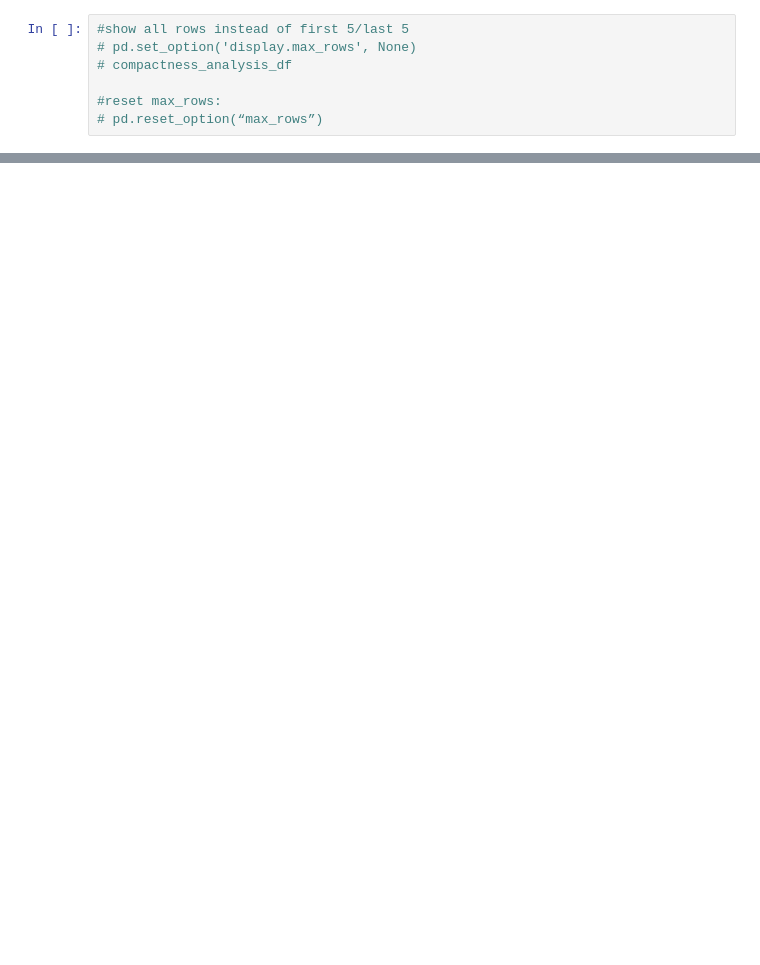
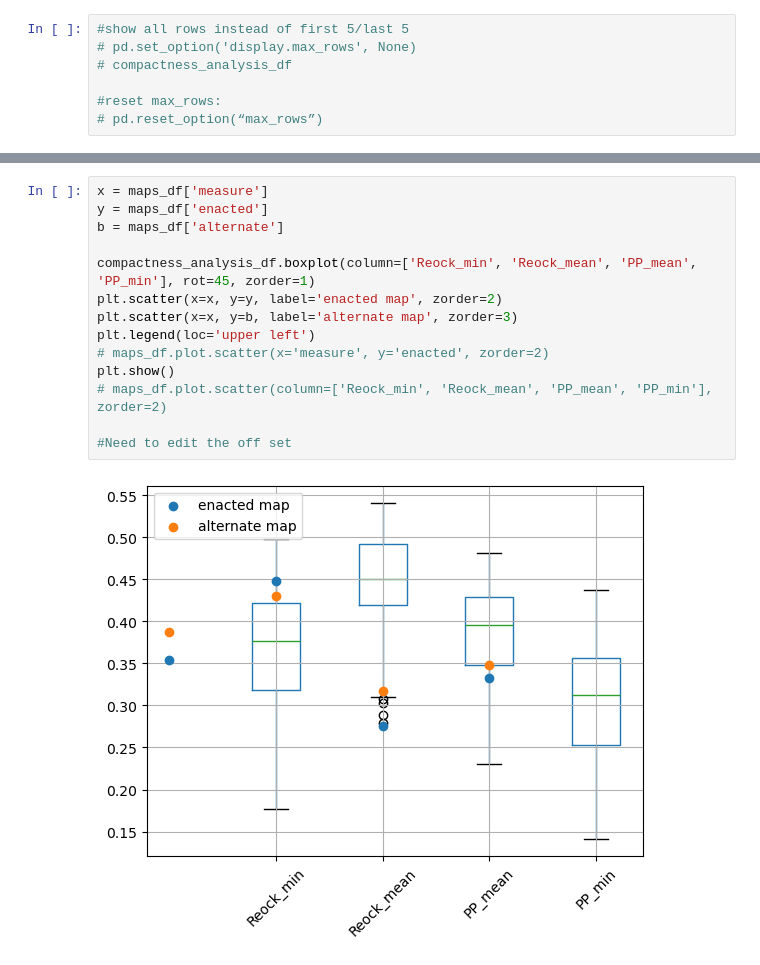
Before and after one commit to stefaniegwangphd/ia-redistricting, a Jupyter notebook: compactness_eval_test.ipynb, the cells around one changed output, grey strips where cells are left out. Cells and saved outputs as stored; diff of their text form; blank space fills up the shorter version.

```diff
--- a/compactness_eval_test.ipynb
+++ b/compactness_eval_test.ipynb
@@ -128,0 +160,16 @@ enacted_PP_mean = enacted_map['PolsbyPopper'].mean()
+# %%
+x = maps_df['measure']
+y = maps_df['enacted']
+b = maps_df['alternate']
+
+compactness_analysis_df.boxplot(column=['Reock_min', 'Reock_mean', 'PP_mean', 'PP_min'], rot=45, zorder=1)
+plt.scatter(x=x, y=y, label='enacted map', zorder=2)
+plt.scatter(x=x, y=b, label='alternate map', zorder=3)
+plt.legend(loc='upper left')
+# maps_df.plot.scatter(x='measure', y='enacted', zorder=2)
+plt.show()
+# maps_df.plot.scatter(column=['Reock_min', 'Reock_mean', 'PP_mean', 'PP_min'], zorder=2)
+
+#Need to edit the off set
+# %% [output]
+[figure, added]
```
Also changed, not shown: parts of 11 cells of this notebook.
